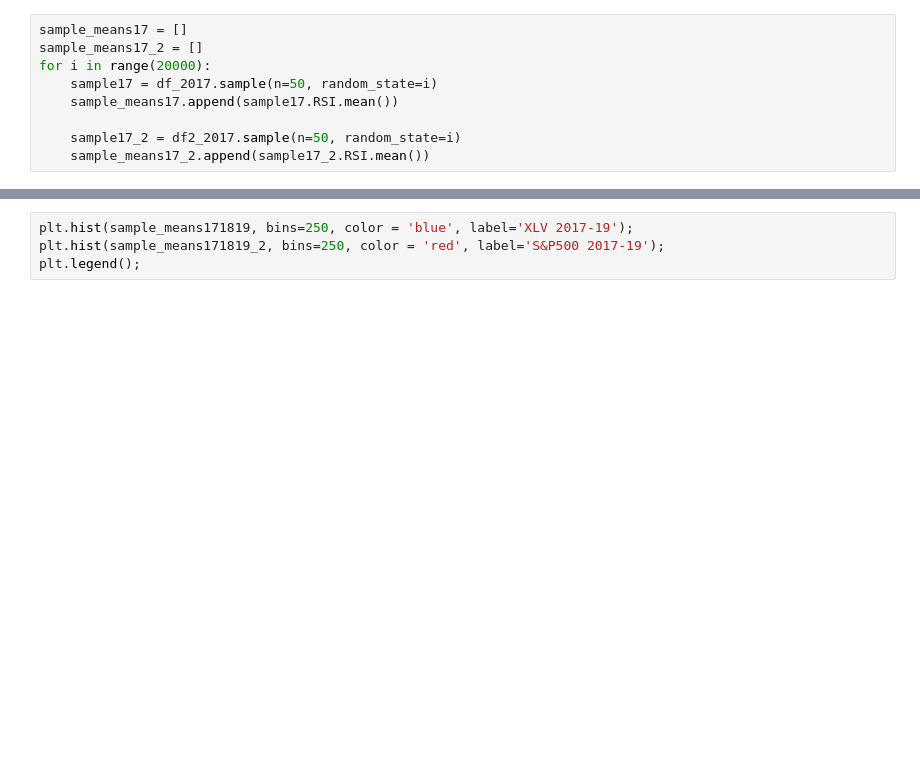
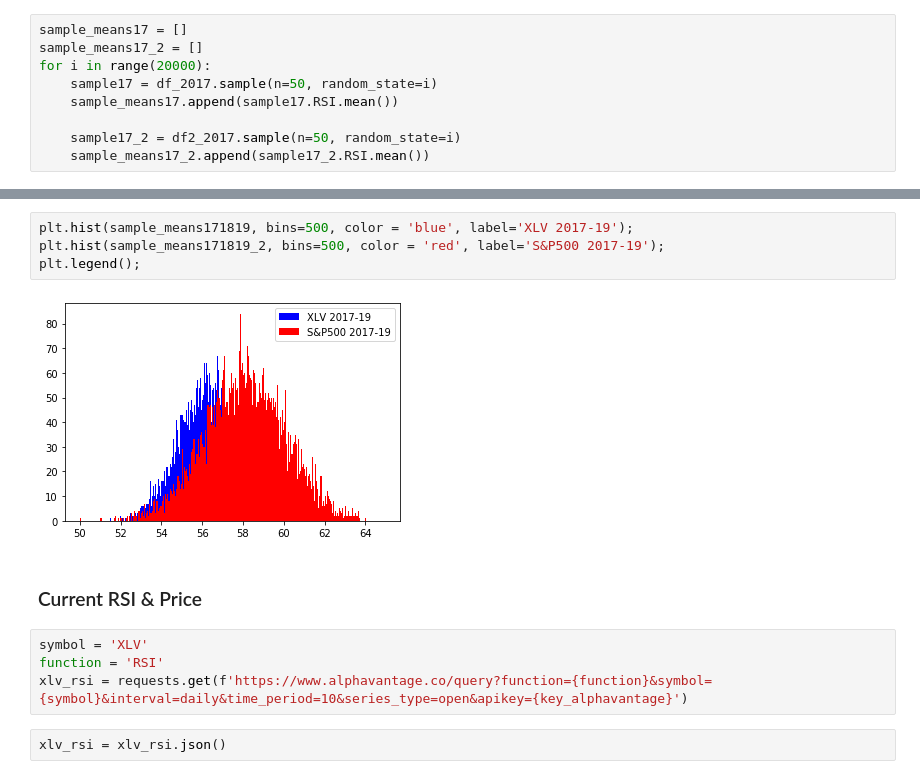
Before and after one commit to andrewcole33/etf_hypothesis_testing, a Jupyter notebook: mod3projectstats.ipynb, the cells around one changed output, grey strips where cells are left out. Saved outputs shown, nothing was run; the diff lists cells and outputs as text; blank space fills up the shorter version.

```diff
--- a/mod3projectstats.ipynb
+++ b/mod3projectstats.ipynb
@@ -136,4 +216,14 @@ for i in range(10000):
 # %%
-plt.hist(sample_means171819, bins=250, color = 'blue', label='XLV 2017-19');
-plt.hist(sample_means171819_2, bins=250, color = 'red', label='S&P500 2017-19');
+plt.hist(sample_means171819, bins=500, color = 'blue', label='XLV 2017-19');
+plt.hist(sample_means171819_2, bins=500, color = 'red', label='S&P500 2017-19');
 plt.legend();
+# %% [output]
+[figure, added]
+# %% [markdown]
+### Current RSI & Price
+# %%
+symbol = 'XLV'
+function = 'RSI'
+xlv_rsi = requests.get(f'https://www.alphavantage.co/query?function={function}&symbol={symbol}&interval=daily&time_period=10&series_type=open&apikey={key_alphavantage}')
+# %%
+xlv_rsi = xlv_rsi.json()
```
Also changed, not shown: parts of 19 cells of this notebook.
